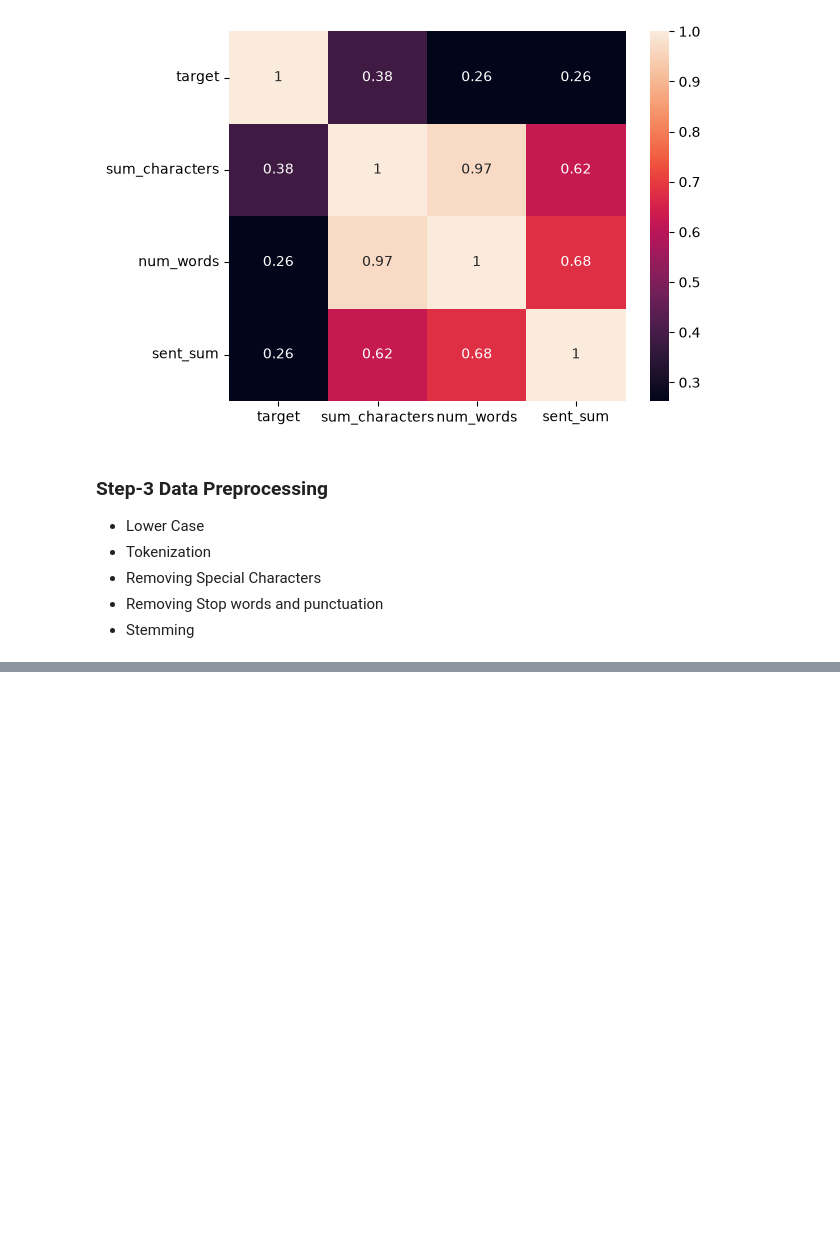
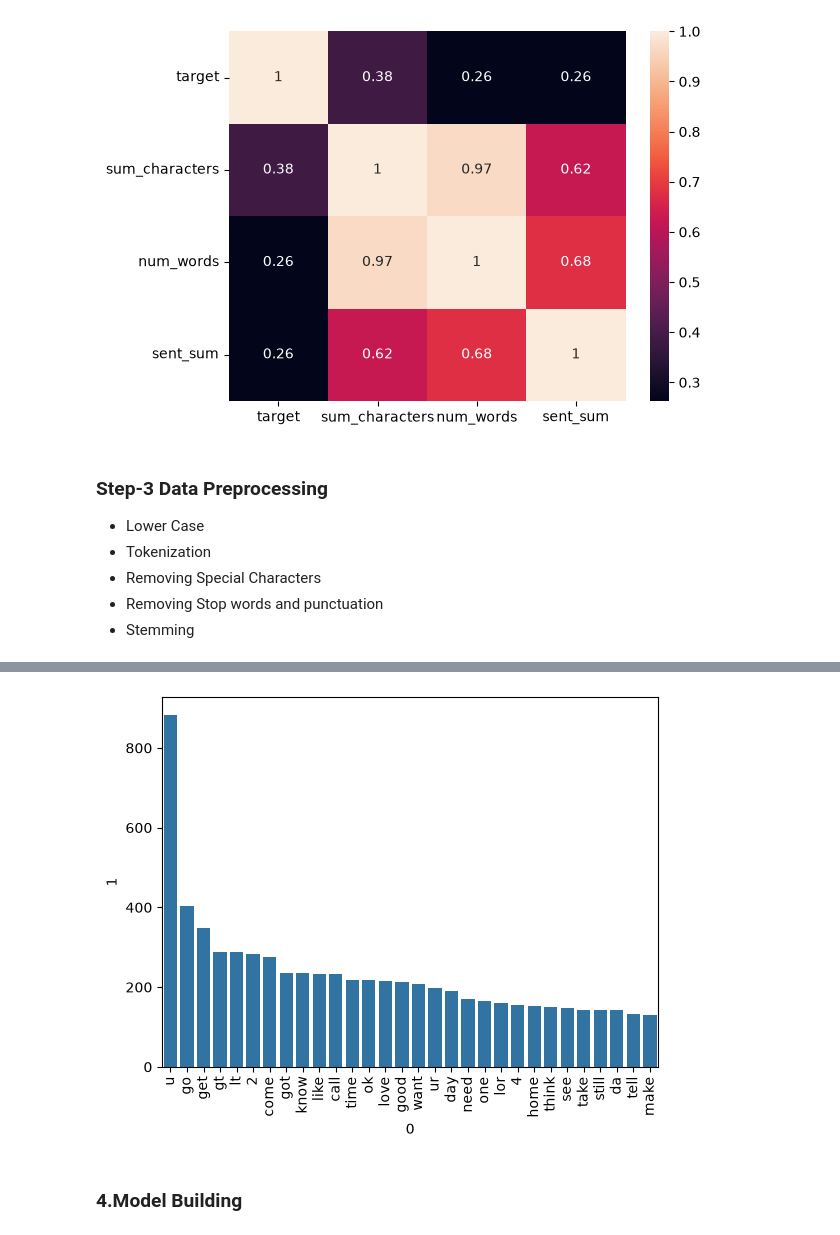
Before and after one commit to Ishwar-gupta/SMS-spam-classifier, a Jupyter notebook: spam_detection.ipynb, the cells around one changed output, grey strips where cells are left out. Drawn from its saved outputs; the diff is of its cells as text; code cells hidden in the pictures; blank space fills up the shorter version.

```diff
--- a/spam_detection.ipynb
+++ b/spam_detection.ipynb
@@ -261,0 +533,5 @@ sns.heatmap(df.select_dtypes(include='number').corr(),annot=True)
+# %%
+ham_corpus=[]
+for mssg in df[df['target']==0]['transformed_text'].tolist():
+    for word in mssg.split():
+        ham_corpus.append(word)
@@ -261,0 +558,15 @@ sns.heatmap(df.select_dtypes(include='number').corr(),annot=True)
+# %%
+x=pd.DataFrame(Counter(ham_corpus).most_common(30))[0]
+y=pd.DataFrame(Counter(ham_corpus).most_common(30))[1]
+
+sns.barplot(
+    x=x,
+    y=y
+)
+
+plt.xticks(rotation=90)
+plt.show()
+# %% [output]
+[figure, added]
+# %% [markdown]
+### 4.Model Building
```
Also changed, not shown: parts of 63 cells of this notebook.
